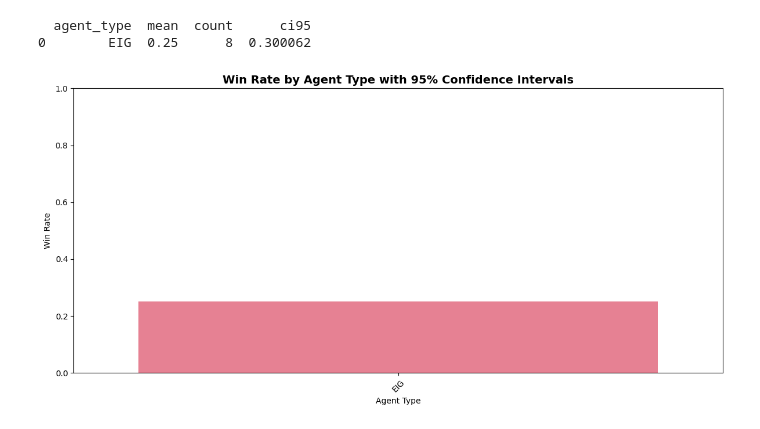
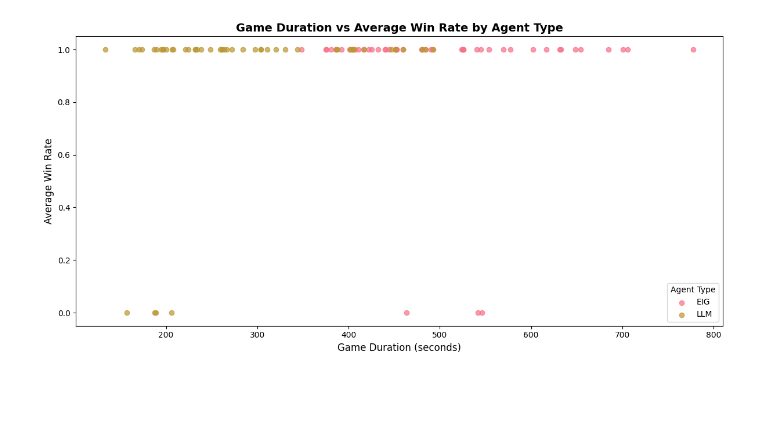
Before and after one commit to vpepe/TextArena, a Jupyter notebook: 20q_dev.ipynb, the cells around one changed output. Cells and saved outputs as stored; diff of their text form; code cells hidden in the pictures; blank space fills up the shorter version.

```diff
--- a/20q_dev.ipynb
+++ b/20q_dev.ipynb
@@ -203,28 +203,22 @@ EIG                 8   2  0.25     12.875      1692.042
 # %%
-# Additional Analysis: Sample some game results for inspection
-if len(df) > 0:
-    # Create a bar plot for win rate with 95% confidence intervals
-    fig, ax = plt.subplots(1, 1, figsize=(12, 6))
+# Filter data for EIG and LLM agent types
+filtered_df = df[df['agent_type'].isin(['EIG', "LLM"])]
 
-    win_rate_summary = df.groupby('agent_type')['player_won'].agg(['mean', 'count']).reset_index()
-    win_rate_summary['ci95'] = 1.96 * (win_rate_summary['mean'] * (1 - win_rate_summary['mean']) / win_rate_summary['count'])**0.5
+# Group by agent type and game duration, then calculate average win rate
+grouped_data = filtered_df.groupby(['agent_type', 'game_duration'])['player_won'].mean().reset_index()
 
-    print(win_rate_summary)
+# Plot histograms for each agent type
+fig, ax = plt.subplots(figsize=(12, 6))
 
-    sns.barplot(data=win_rate_summary, x='agent_type', y='mean',
-                ax=ax, capsize=0.2)
-    ax.set_title('Win Rate by Agent Type with 95% Confidence Intervals', fontsize=14, fontweight='bold')
-    ax.set_ylabel('Win Rate')
-    ax.set_xlabel('Agent Type')
-    ax.set_ylim(0, 1)
-    ax.tick_params(axis='x', rotation=45)
+for agent_type in ['EIG', 'LLM']:
+    agent_data = grouped_data[grouped_data['agent_type'] == agent_type]
+    ax.scatter(agent_data['game_duration'], agent_data['player_won'], alpha=0.7, label=agent_type)
 
-    plt.tight_layout()
-    plt.show()
-
-else:
-    print("No data to display sample results.")
+ax.set_title('Game Duration vs Average Win Rate by Agent Type', fontsize=14, fontweight='bold')
+ax.set_xlabel('Game Duration (seconds)', fontsize=12)
+ax.set_ylabel('Average Win Rate', fontsize=12)
+ax.legend(title='Agent Type')
+plt.tight_layout()
+plt.show()
 # %% [output]
-  agent_type  mean  count      ci95
-0        EIG  0.25      8  0.300062
-[figure, old version]
+[figure, new version]
```
Also changed, not shown: parts of 2 cells of this notebook, 3 other files.
